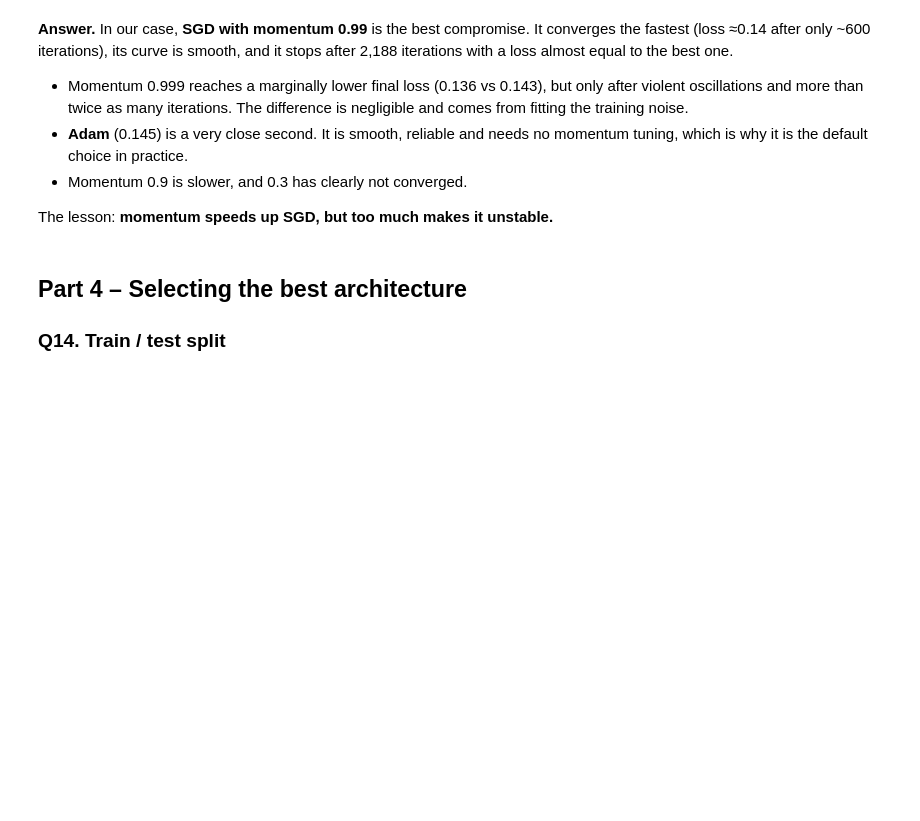
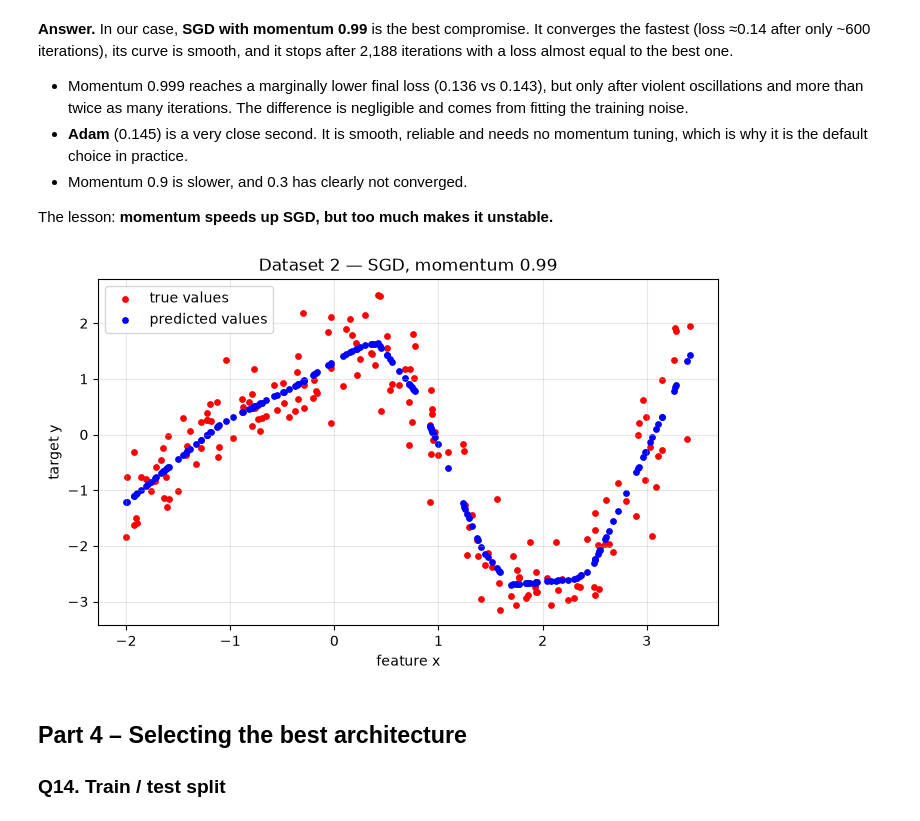
Before and after one commit to 0xx000000000/deeplearning-group-AIBT, a Jupyter notebook: LAB1_neural_networks_regression.ipynb, the cells around one changed output. Cells and saved outputs as stored; diff of their text form; code cells hidden in the pictures; blank space fills up the shorter version.

Commit message:
LAB1: update notebook, remove redundant datasets zip
Co-Authored-By: Claude Opus 4.8 <noreply@anthropic.com>

```diff
--- a/LAB1_neural_networks_regression.ipynb
+++ b/LAB1_neural_networks_regression.ipynb
@@ -206,6 +213,12 @@ The oscillations are slowly damped and the loss eventually stabilises at the low
 - Momentum 0.9 is slower, and 0.3 has clearly not converged.
 
 The lesson: **momentum speeds up SGD, but too much makes it unstable.**
+# %%
+#plotting for our best solver
+#plt.title("SGD, momentum 0.99"); plt.grid(alpha=.3); plt.show()
+plot_predictions(models["SGD, momentum 0.99"], X2, y2, "Dataset 2 — SGD, momentum 0.99")
+# %% [output]
+[figure, added]
 # %% [markdown]
 ## Part 4 – Selecting the best architecture
 ### Q14. Train / test split
```
Also changed, not shown: parts of 9 cells of this notebook, 1 other file.
